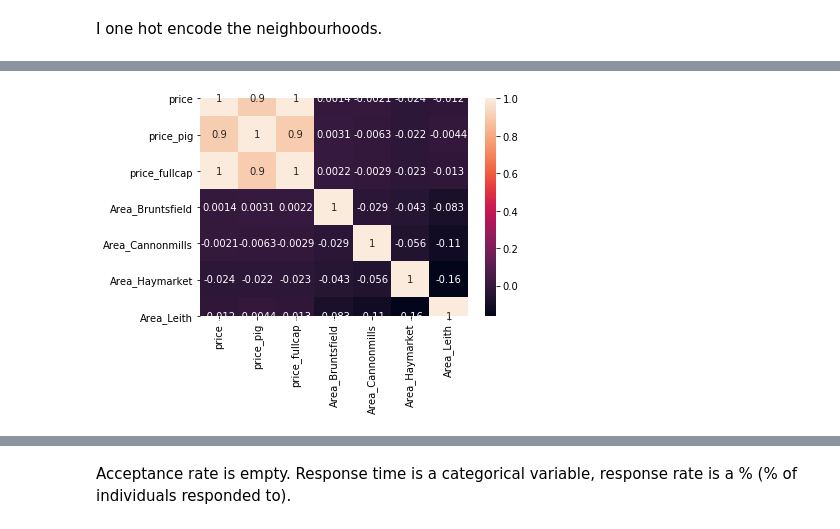
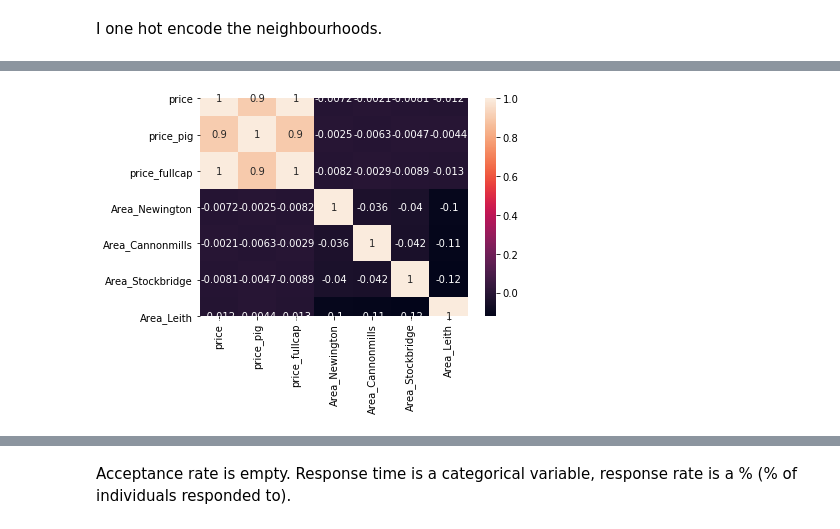
Before and after one commit to anailis/edinburgh-airbnbs, a Jupyter notebook: eda/Listings19.ipynb, the cells around one changed output, grey strips where cells are left out. Drawn from its saved outputs; the diff is of its cells as text; code cells hidden in the pictures.

```diff
--- a/eda/Listings.ipynb
+++ b/eda/Listings19.ipynb
@@ -371,7 +374,7 @@ listings.head()
 # %%
-corrMatrix = listings[['price', 'price_pig', 'price_fullcap', 'Area_Bruntsfield', 'Area_Cannonmills', 'Area_Haymarket', 'Area_Leith']].corr()
+corrMatrix = listings[['price', 'price_pig', 'price_fullcap', 'Area_Newington', 'Area_Cannonmills', 'Area_Stockbridge', 'Area_Leith']].corr()
 sn.heatmap(corrMatrix, annot=True)
 plt.show()
 corrMatrix
 # %% [output]
-[figure, old version]
+[figure, new version]
```
Also changed, not shown: parts of 24 cells of this notebook, 1 other file.
